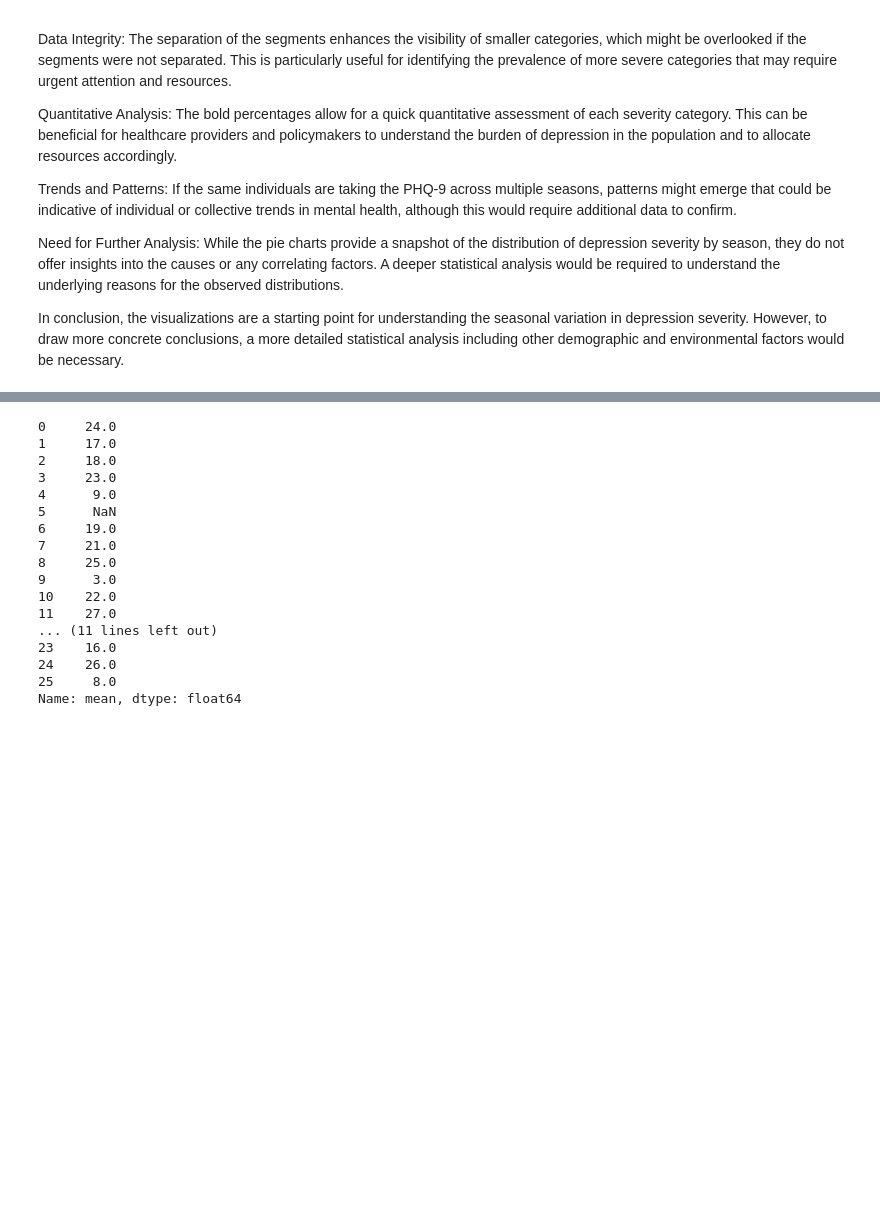
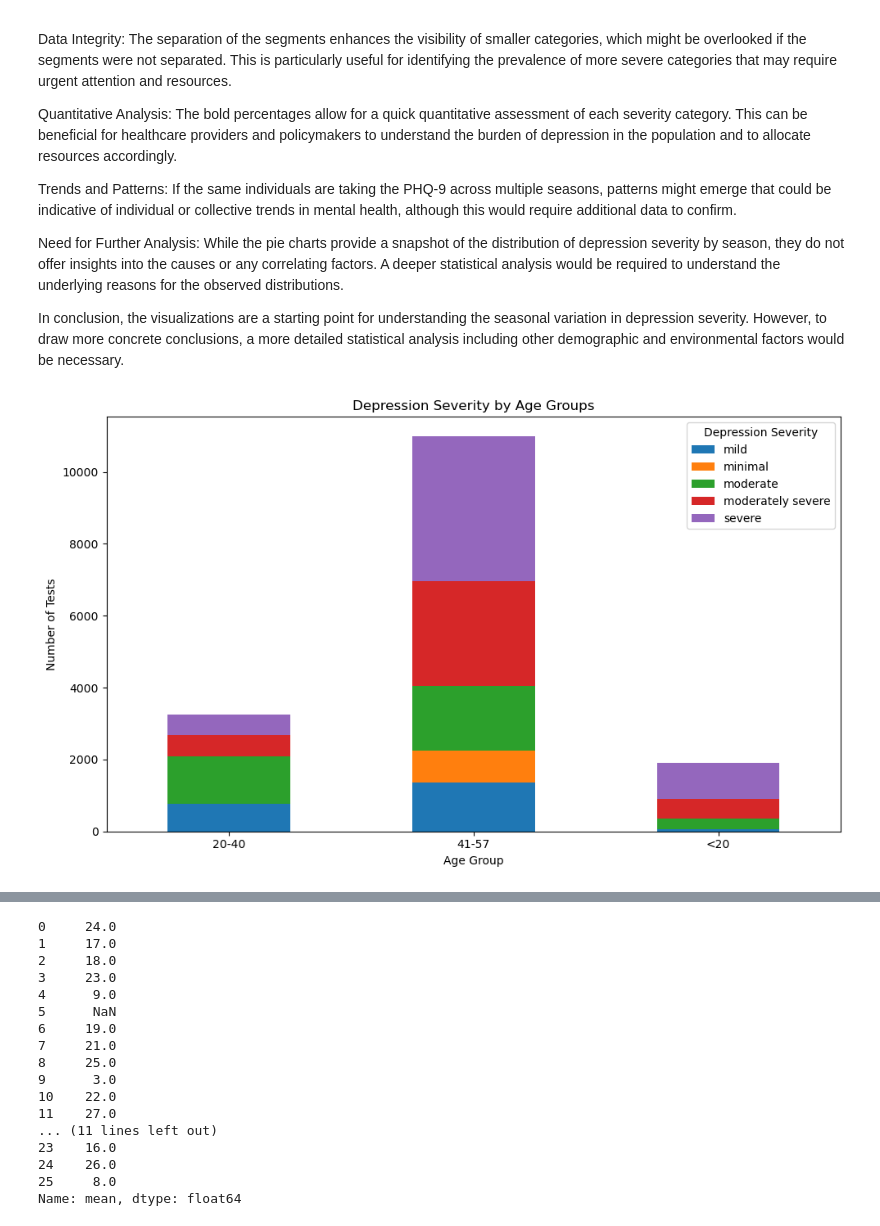
Before and after one commit to meera-patel01/PHQ-9-ANALYSIS, a Jupyter notebook: PHQ-9 ANALYSIS.ipynb, the cells around one changed output, grey strips where cells are left out. Cells and saved outputs as stored; diff of their text form; code cells hidden in the pictures; blank space fills up the shorter version.

```diff
--- a/PHQ-9 ANALYSIS.ipynb
+++ b/PHQ-9 ANALYSIS.ipynb
@@ -390,3 +390,45 @@ Need for Further Analysis:
 While the pie charts provide a snapshot of the distribution of depression severity by season, they do not offer insights into the causes or any correlating factors. A deeper statistical analysis would be required to understand the underlying reasons for the observed distributions.
 
 In conclusion, the visualizations are a starting point for understanding the seasonal variation in depression severity. However, to draw more concrete conclusions, a more detailed statistical analysis including other demographic and environmental factors would be necessary.
+# %%
+# Define a function to determine depression severity based on the total score
+def determine_severity(score):
+    if score <= 4:
+        return 'minimal'
+    elif score <= 9:
+        return 'mild'
+    elif score <= 14:
+        return 'moderate'
+    elif score <= 19:
+        return 'moderately severe'
+    else:
+        return 'severe'
+
+# Apply the function to create a new 'depression.severity' column
+total_scores_df['depression.severity'] = total_scores_df['total.score'].apply(determine_severity)
+
+# Define the function for age group classification
+def age_group(age):
+    if age < 20:
+        return '<20'
+    elif 20 <= age <= 30:
+        return '20-40'
+    else:
+        return '41-57'
+
+# Apply the function to create a new 'age_group' column
+total_scores_df['age_group'] = total_scores_df['age'].apply(age_group)
+
+# Group by the age groups and depression severity and count the occurrences
+age_severity_counts = total_scores_df.groupby(['age_group', 'depression.severity']).size().unstack(fill_value=0)
+
+# Plot the bar graph
+age_severity_counts.plot(kind='bar', figsize=(10, 6), stacked=True)
+plt.title('Depression Severity by Age Groups')
+plt.xlabel('Age Group')
+plt.ylabel('Number of Tests')
+plt.xticks(rotation=0)
+plt.legend(title='Depression Severity')
+plt.tight_layout()
+# %% [output]
+[figure, added]
```
Also changed, not shown: parts of 1 cell of this notebook.
